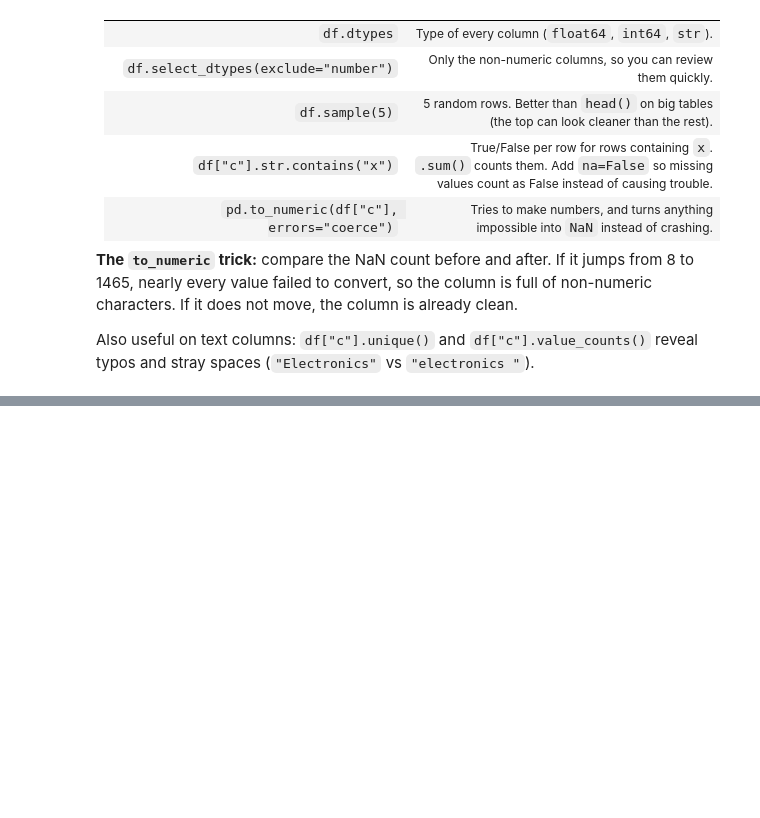
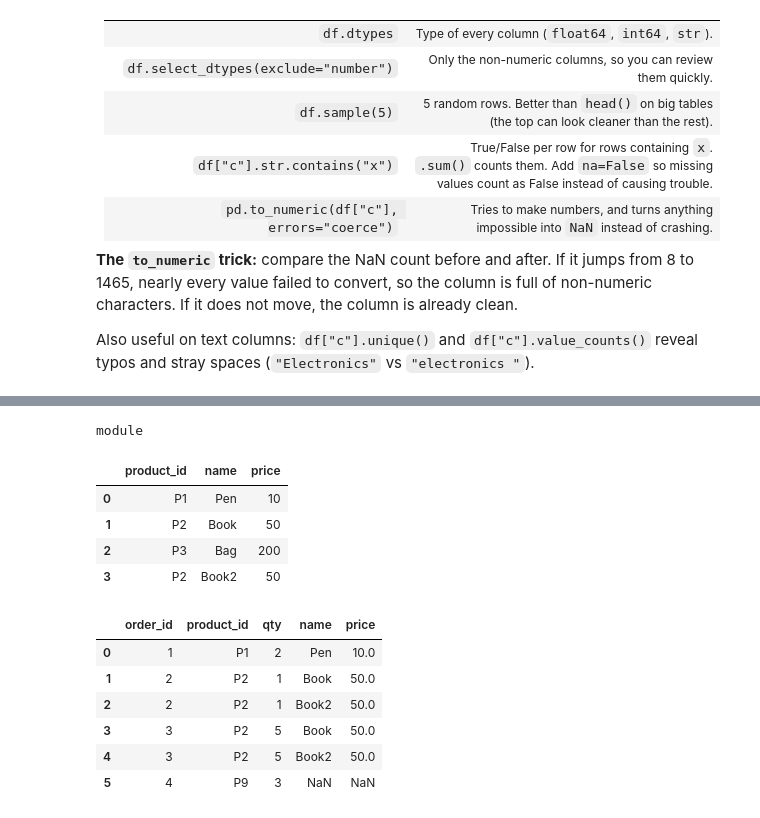
Before and after one commit to manojbaliyan16/AI-ML, a Jupyter notebook: Module_1_NP_PD/notebooks/Session_8_class.ipynb, the cells around one changed output, grey strips where cells are left out. Drawn from its saved outputs; the diff is of its cells as text; code cells hidden in the pictures; blank space fills up the shorter version.

Commit message:
Add Session 8 Lesson 2 audit drills and Lesson 3 merge exercises with answers

```diff
--- a/Module_1_NP_PD/notebooks/Session_8_class.ipynb
+++ b/Module_1_NP_PD/notebooks/Session_8_class.ipynb
@@ -270,0 +626,6 @@ E. Use `pd.to_numeric(products["actual_price"], errors="coerce")`. It turns anyt
+# %%
+
+mini_orders = pd.DataFrame({"order_id": [1, 2, 3, 4], "product_id": ["P1", "P2", "P2", "P9"], "qty": [2, 1, 5, 3]})
+mini_products = pd.DataFrame({"product_id": ["P1", "P2", "P3"], "name": ["Pen", "Book", "Bag"], "price": [10, 50, 200]})
+display(mini_orders)
+display(mini_products)
@@ -270,0 +718,28 @@ E. Use `pd.to_numeric(products["actual_price"], errors="coerce")`. It turns anyt
+# %%
+type(pd)
+# %% [output]
+module
+# %%
+# Q7 (hard) duplicate keys inflate the rows
+# Build mini_products_dup: mini_products plus one extra row with product_id "P2" and name "Book2" (hint: `pd.concat`).
+# Predict the row count of mini_orders.merge(mini_products_dup, on="product_id", how="left") BEFORE running it.
+# Comment: why does it grow, and which order rows get repeated?
+mini_products_dup=mini_products
+new_row = pd.DataFrame({'product_id': ['P2'], 'name': ['Book2'], "price": [50]}) #to build mini_products_dup we have to use the concat() function to concatenate the mini_products dataframe with the new_row dataframe and then we have to use the ignore_index=True parameter to ignore the index of the new_row dataframe.
+mini_products_dup=pd.concat([mini_products_dup, new_row], ignore_index=True)
+display(mini_products_dup)
+merged_dup=mini_orders.merge(mini_products_dup, on="product_id", how="left") #to merge mini_orders and mini_products_dup we have to use the merge() function and then we have to use the on="product_id" parameter to specify the key column and then we have to use the how="left" parameter to specify the type of join.
+display(merged_dup)
+# %% [output]
+|  | product_id | name | price |
+| 0 | P1 | Pen | 10 |
+| 1 | P2 | Book | 50 |
+| 2 | P3 | Bag | 200 |
+| 3 | P2 | Book2 | 50 |
+|  | order_id | product_id | qty | name | price |
+| 0 | 1 | P1 | 2 | Pen | 10.0 |
+| 1 | 2 | P2 | 1 | Book | 50.0 |
+| 2 | 2 | P2 | 1 | Book2 | 50.0 |
+| 3 | 3 | P2 | 5 | Book | 50.0 |
+| 4 | 3 | P2 | 5 | Book2 | 50.0 |
+| 5 | 4 | P9 | 3 | NaN | NaN |
```
Also changed, not shown: parts of 37 cells of this notebook.
